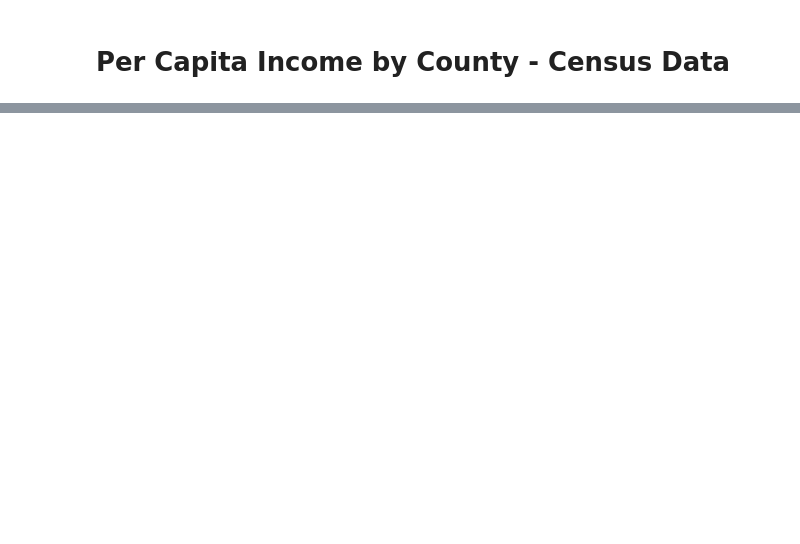
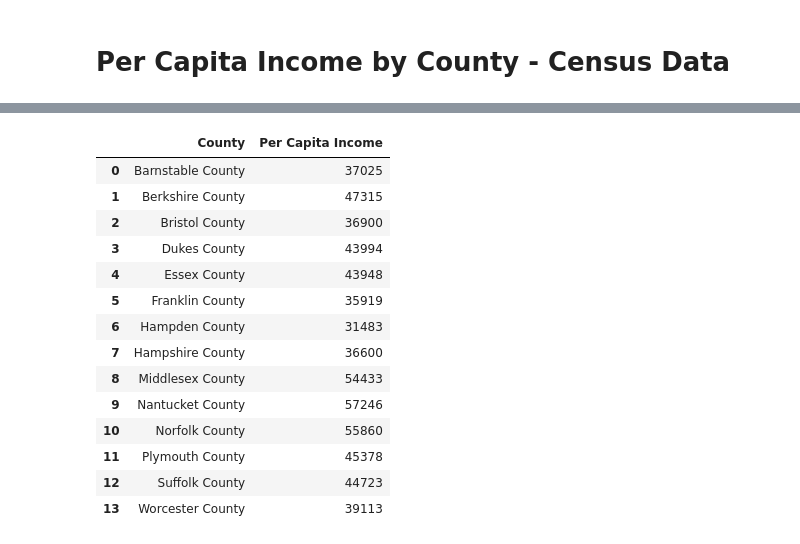
Before and after one commit to contreau/McScrape, a Jupyter notebook: Scraped_SortedData.ipynb, the cells around one changed output, grey strips where cells are left out. Saved outputs shown, nothing was run; the diff lists cells and outputs as text; code cells hidden in the pictures; blank space fills up the shorter version.

```diff
--- a/Scraped_SortedData.ipynb
+++ b/Scraped_SortedData.ipynb
@@ -445,3 +470,33 @@ income_df.head(n=14)
 | 11 | Plymouth County | $45,378 |
 | 12 | Suffolk County | $44,723 |
 | 13 | Worcester County | $39,113 |
+# %%
+income = income_df.loc[:, "Per Capita Income"]
+pci = []
+for i in income:
+  modded = ''
+  for c in i:
+    if c not in '$,':
+      modded += c
+  pci.append(int(modded))
+pci_by_county = pd.DataFrame({
+    "County": counties,
+    "Per Capita Income": pci
+})
+pci_by_county
+# %% [output]
+|  | County | Per Capita Income |
+| 0 | Barnstable County | 37025 |
+| 1 | Berkshire County | 47315 |
+| 2 | Bristol County | 36900 |
+| 3 | Dukes County | 43994 |
+| 4 | Essex County | 43948 |
+| 5 | Franklin County | 35919 |
+| 6 | Hampden County | 31483 |
+| 7 | Hampshire County | 36600 |
+| 8 | Middlesex County | 54433 |
+| 9 | Nantucket County | 57246 |
+| 10 | Norfolk County | 55860 |
+| 11 | Plymouth County | 45378 |
+| 12 | Suffolk County | 44723 |
+| 13 | Worcester County | 39113 |
```
Also changed, not shown: parts of 5 cells of this notebook.
